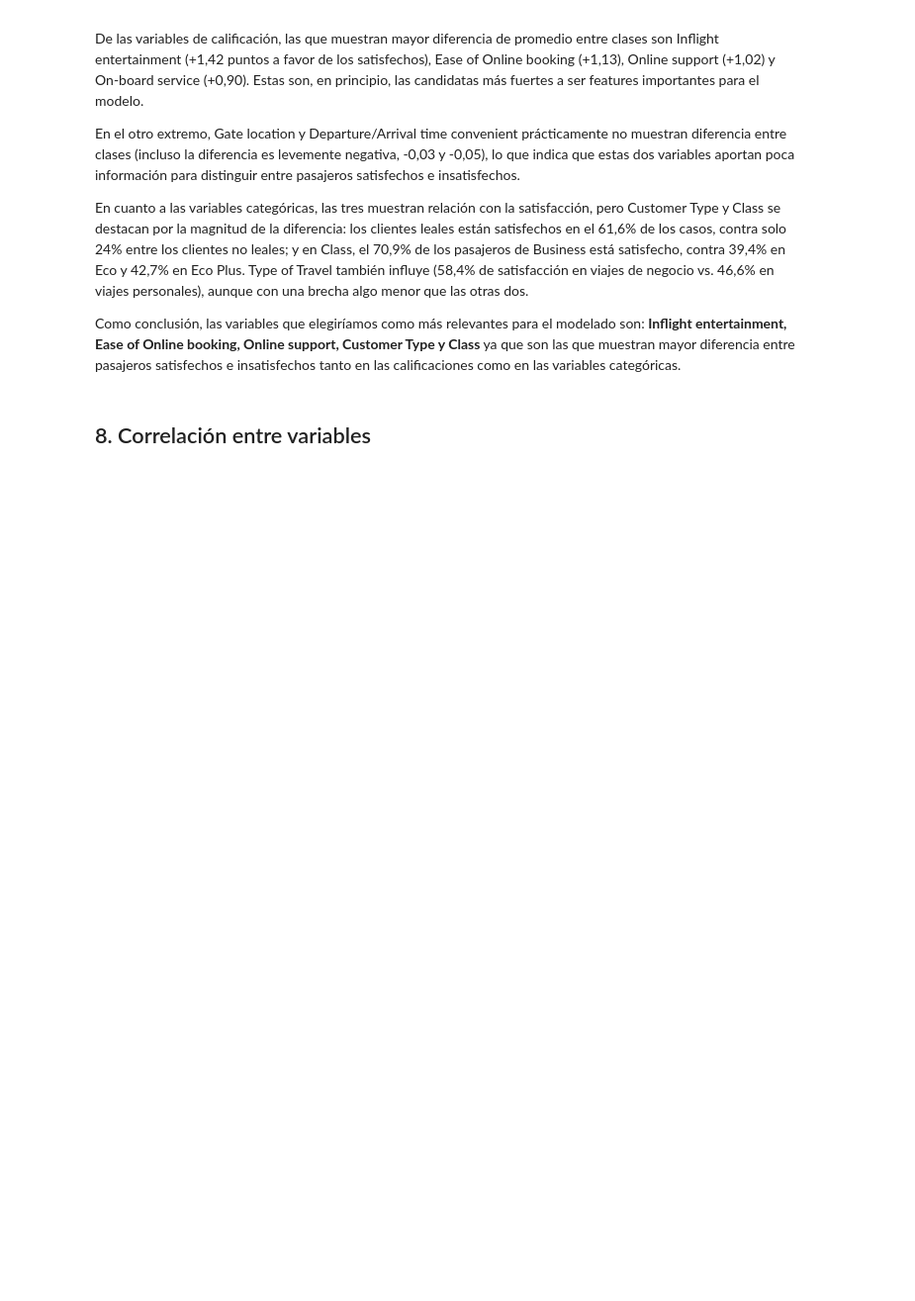
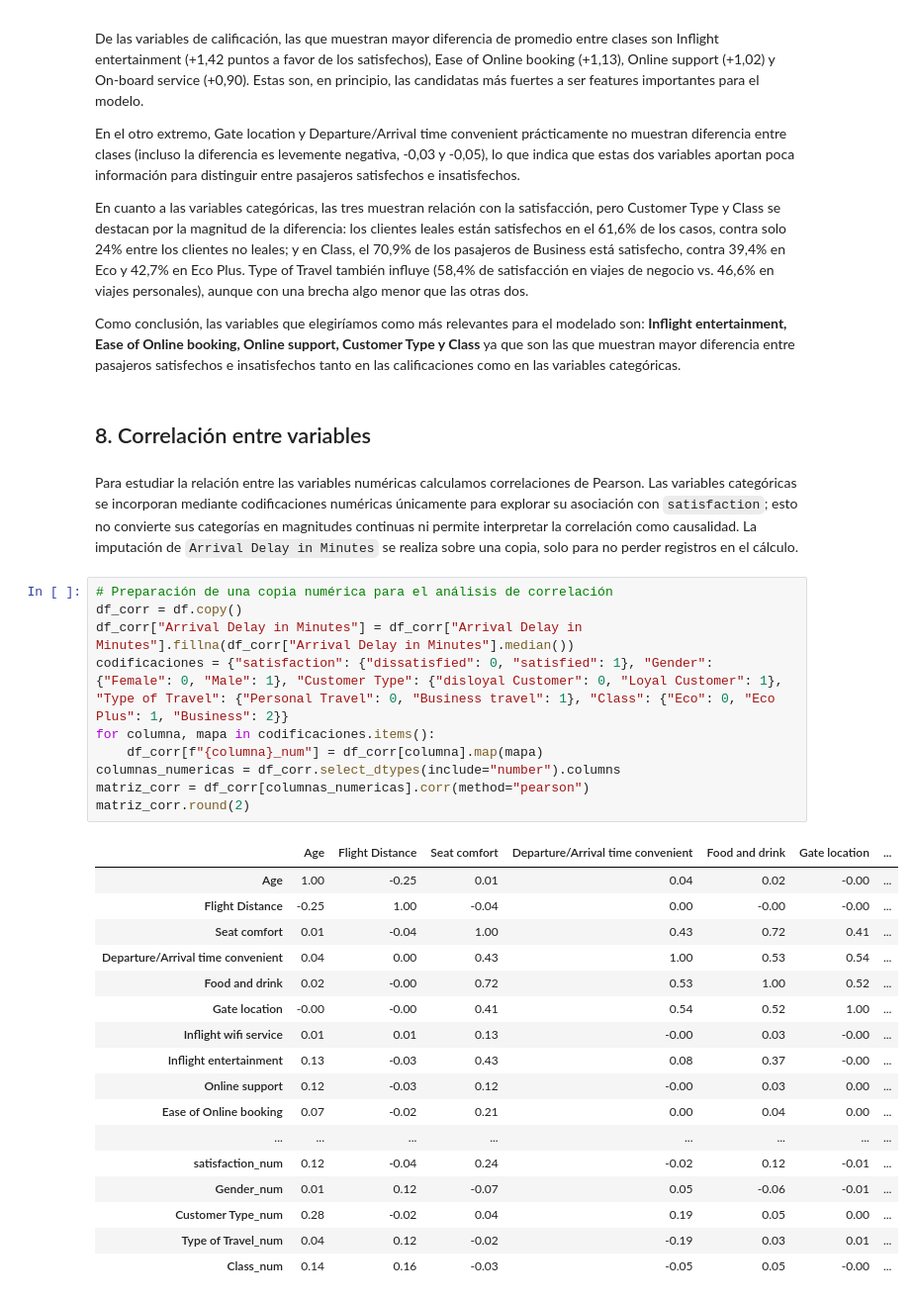
Before and after one commit to crismary-castellanos-stori/up-fds-tp, a Jupyter notebook: TP_EDA.ipynb, the cells around one changed output. Shown at 99% size. Cells and saved outputs as stored; diff of their text form; blank space fills up the shorter version.

```diff
--- a/TP_EDA.ipynb
+++ b/TP_EDA.ipynb
@@ -464,3 +473,33 @@ En cuanto a las variables categóricas, las tres muestran relación con la satis
 Como conclusión, las variables que elegiríamos como más relevantes para el modelado son: **Inflight entertainment, Ease of Online booking, Online support, Customer Type y Class** ya que son las que muestran mayor diferencia entre pasajeros satisfechos e insatisfechos tanto en las calificaciones como en las variables categóricas.
 # %% [markdown]
 ## 8. Correlación entre variables
+# %% [markdown]
+Para estudiar la relación entre las variables numéricas calculamos correlaciones de Pearson. Las variables categóricas se incorporan mediante codificaciones numéricas únicamente para explorar su asociación con `satisfaction`; esto no convierte sus categorías en magnitudes continuas ni permite interpretar la correlación como causalidad. La imputación de `Arrival Delay in Minutes` se realiza sobre una copia, solo para no perder registros en el cálculo.
+# %%
+# Preparación de una copia numérica para el análisis de correlación
+df_corr = df.copy()
+df_corr["Arrival Delay in Minutes"] = df_corr["Arrival Delay in Minutes"].fillna(df_corr["Arrival Delay in Minutes"].median())
+codificaciones = {"satisfaction": {"dissatisfied": 0, "satisfied": 1}, "Gender": {"Female": 0, "Male": 1}, "Customer Type": {"disloyal Customer": 0, "Loyal Customer": 1}, "Type of Travel": {"Personal Travel": 0, "Business travel": 1}, "Class": {"Eco": 0, "Eco Plus": 1, "Business": 2}}
+for columna, mapa in codificaciones.items():
+    df_corr[f"{columna}_num"] = df_corr[columna].map(mapa)
+columnas_numericas = df_corr.select_dtypes(include="number").columns
+matriz_corr = df_corr[columnas_numericas].corr(method="pearson")
+matriz_corr.round(2)
+# %% [output]
+|  | Age | Flight Distance | Seat comfort | Departure/Arrival time convenient | Food and drink | Gate location | ... |
+| Age | 1.00 | -0.25 | 0.01 | 0.04 | 0.02 | -0.00 | ... |
+| Flight Distance | -0.25 | 1.00 | -0.04 | 0.00 | -0.00 | -0.00 | ... |
+| Seat comfort | 0.01 | -0.04 | 1.00 | 0.43 | 0.72 | 0.41 | ... |
+| Departure/Arrival time convenient | 0.04 | 0.00 | 0.43 | 1.00 | 0.53 | 0.54 | ... |
+| Food and drink | 0.02 | -0.00 | 0.72 | 0.53 | 1.00 | 0.52 | ... |
+| Gate location | -0.00 | -0.00 | 0.41 | 0.54 | 0.52 | 1.00 | ... |
+| Inflight wifi service | 0.01 | 0.01 | 0.13 | -0.00 | 0.03 | -0.00 | ... |
+| Inflight entertainment | 0.13 | -0.03 | 0.43 | 0.08 | 0.37 | -0.00 | ... |
+| Online support | 0.12 | -0.03 | 0.12 | -0.00 | 0.03 | 0.00 | ... |
+| Ease of Online booking | 0.07 | -0.02 | 0.21 | 0.00 | 0.04 | 0.00 | ... |
+| ... | ... | ... | ... | ... | ... | ... | ... |
+| satisfaction_num | 0.12 | -0.04 | 0.24 | -0.02 | 0.12 | -0.01 | ... |
+| Gender_num | 0.01 | 0.12 | -0.07 | 0.05 | -0.06 | -0.01 | ... |
+| Customer Type_num | 0.28 | -0.02 | 0.04 | 0.19 | 0.05 | 0.00 | ... |
+| Type of Travel_num | 0.04 | 0.12 | -0.02 | -0.19 | 0.03 | 0.01 | ... |
+| Class_num | 0.14 | 0.16 | -0.03 | -0.05 | 0.05 | -0.00 | ... |
```
Also changed, not shown: parts of 5 cells of this notebook, 1 other file.
